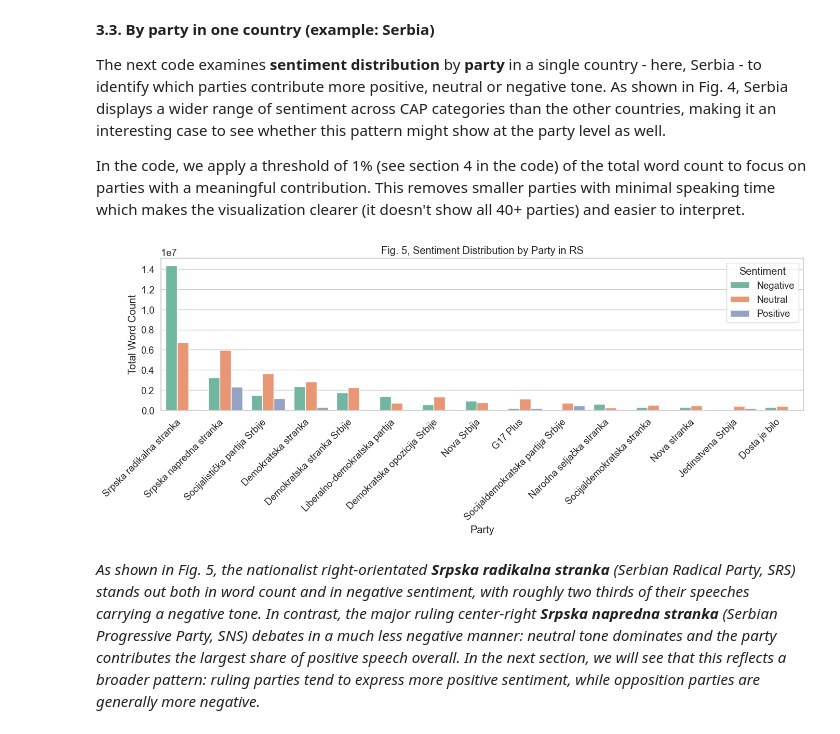
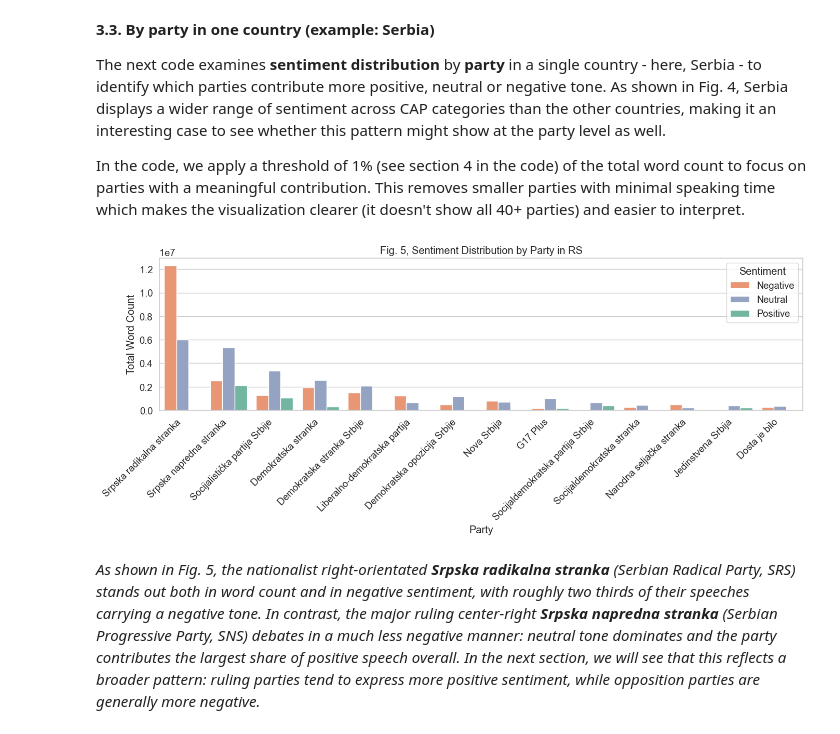
Before and after one commit to clarinsi/ParlaCAP-Analysis-Tutorials, a Jupyter notebook: Tutorial 2 - Calculating Topic and Sentiment Distributions.ipynb, the cells around one changed output. Drawn from its saved outputs; the diff is of its cells as text; code cells hidden in the pictures.

```diff
--- a/Tutorial 2 - Calculating Topic and Sentiment Distributions.ipynb
+++ b/Tutorial 2 - Calculating Topic and Sentiment Distributions.ipynb
@@ -116,3 +116,8 @@ All filtered: (4597575, 21)
+# %%
+filtered_all["CAP_category"] = filtered_all["CAP_category"].astype("category")
+filtered_all = filtered_all[~filtered_all["CAP_category"].isin(["Mix", "Other"])]
+# %%
+filtered_all["CAP_category"] = filtered_all["CAP_category"].cat.remove_unused_categories()
 # %% [markdown]
 **2. CAP Category Distributions**
 
@@ -335,35 +362,43 @@ threshold = 0.01 * party_totals.sum()
 significant_parties = party_totals[party_totals >= threshold].index
 
 # ---- 5. Filter agg_counts to include only significant parties ----
 agg_counts_filtered = agg_counts[agg_counts["speaker_party_name"].isin(significant_parties)]
 
 # ---- 6. Sort parties by total word count ----
 party_order = (
     agg_counts_filtered.groupby("speaker_party_name")["word_count"].sum()
     .sort_values(ascending=False)
     .index
 )
 
 # ---- 7. Plot ----
 plt.figure(figsize=(14, 6))
+
+set2 = sns.color_palette("Set2")
+custom_palette = {
+    "Negative": set2[1],
+    "Neutral": set2[2],
+    "Positive": set2[0]
+}
+
 sns.barplot(
     data=agg_counts_filtered,
     x="speaker_party_name",
     y="word_count",
     hue="sent3_category",
-    palette="Set2",
+    palette=custom_palette,
     order=party_order
 )
 
 plt.title(f"Fig. 5, Sentiment Distribution by Party in {country}")
 plt.xlabel("Party")
 plt.ylabel("Total Word Count")
 plt.xticks(rotation=45, ha="right")
 plt.legend(title="Sentiment")
 plt.tight_layout()
 plt.show()
 # %% [output]
-[figure, old version]
+[figure, new version]
 # %% [markdown]
 *As shown in Fig. 5, the nationalist right-orientated **Srpska radikalna stranka** (*Serbian Radical Party*, SRS) stands out both in word count and in negative sentiment, with roughly two thirds of their speeches carrying a negative tone. In contrast, the major ruling center-right **Srpska napredna stranka** (*Serbian Progressive Party*, SNS) debates in a much less negative manner: neutral tone dominates and the party contributes the largest share of positive speech overall. In the next section, we will see that this reflects a broader pattern: ruling parties tend to express more positive sentiment, while opposition parties are generally more negative.*
 # %% [markdown]
```
Also changed, not shown: parts of 18 cells of this notebook, 4 other files.
